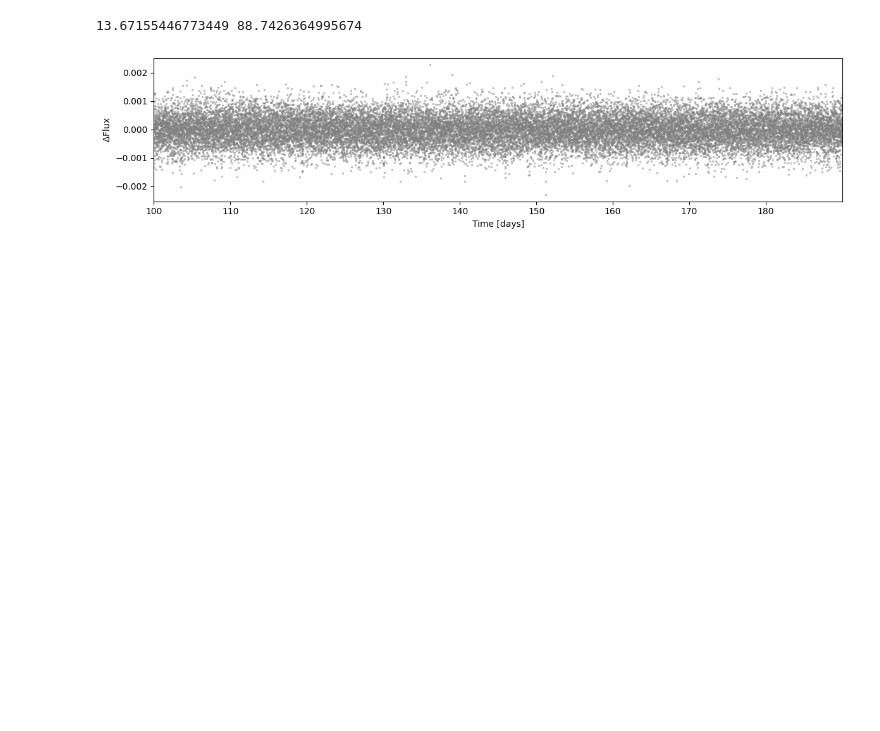
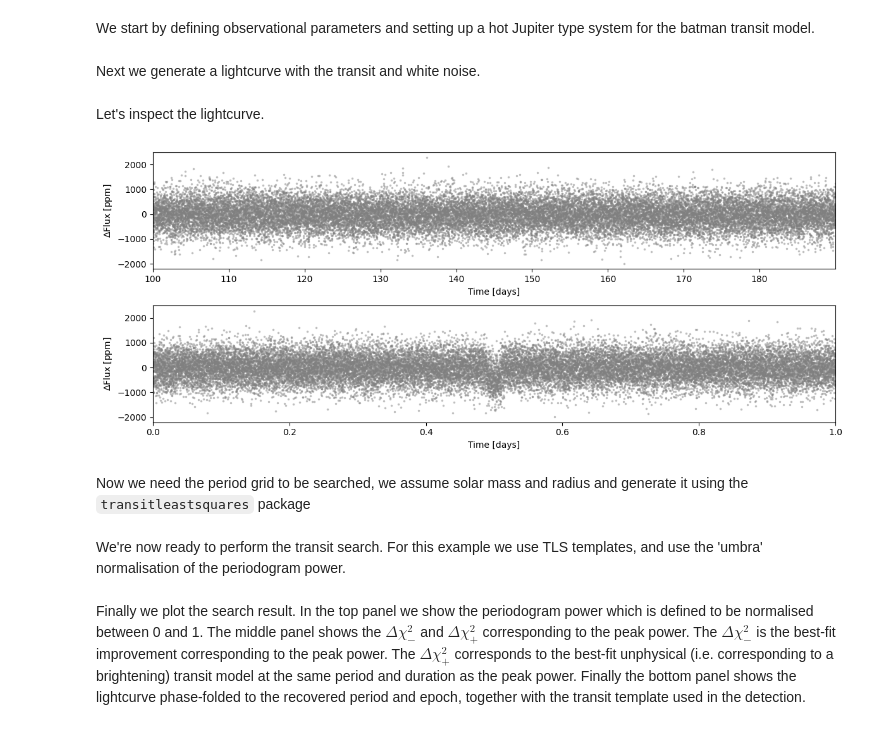
Before and after one commit to talensgj/kernelsearch, a Jupyter notebook: examples/simple-example.ipynb, the cells around one changed output. Drawn from its saved outputs; the diff is of its cells as text; code cells hidden in the pictures; blank space fills up the shorter version.

Commit message:
Improved verbosity of example notebook.

```diff
--- a/examples/simple-example.ipynb
+++ b/examples/simple-example.ipynb
@@ -10,11 +12,15 @@ import matplotlib.pyplot as plt
 # %%
 RNG = np.random.default_rng(5627323756)
 MIN_IN_DAY = 24 * 60
+# %% [markdown]
+We start by defining observational parameters and setting up a hot Jupiter type system for the batman transit model.
 # %%
 # Observational parameters.
-baseline = 90  # days
-exp_time = 3./MIN_IN_DAY  # mins
-exp_cadence = 5./MIN_IN_DAY  # mins
+baseline = 90  # The star was observed for 90 days.
+exp_time = 3./MIN_IN_DAY  # We took 3 minute exposures...
+exp_cadence = 5./MIN_IN_DAY  # ...and an exposure every 5 minutes
+start_time = 100. # Observations started at day 100.
+white_noise = 500e-6  # White noise had a standard deviation of 500 ppm.
 
 # Transit parameters.
 ld_type = 'linear'
@@ -22,14 +28,15 @@ ld_pars = [0.6,]
 
 period = 5.876
 impact = 0.3
-sma = umbra.density2axis(1.4, period)
+
+# Compute the scaled semi-major axis and the inclination.
+sma = umbra.density2axis(1.41, period)  # Assume solar density.
 inc = umbra.impact2inc(impact, sma, 0., 90.)
 
-print(sma, inc)
-
+# Intialize the TransitParams object.
 params = batman.TransitParams()
 params.t0 = 3.
-params.per = 5.293
+params.per = period
 params.rp = 0.02
 params.a = sma
 params.inc = inc
@@ -37,35 +44,57 @@ params.ecc = 0.
 params.w = 90.
 params.limb_dark = ld_type
 params.u = ld_pars
-# %% [output]
-13.67155446773449 88.7426364995674
+# %% [markdown]
+Next we generate a lightcurve with the transit and white noise.
 # %%
-npoints = int(baseline/exp_cadence)  # 5 minute cadence
-time = baseline*np.arange(npoints)/npoints + 100.
+# Generate the observation times.
+npoints = int(baseline / exp_cadence)  # 5 minute cadence
+time = start_time + exp_cadence * np.arange(npoints)
 
+# Evaluate the transit model.
 m = batman.TransitModel(params, time, exp_time=exp_time, supersample_factor=9)
 transit = m.light_curve(params)
 
-error = 500e-6
-noise = RNG.normal(loc=0, scale=500e-6, size=npoints)
+# Generate the white noise.
+noise = RNG.normal(loc=0, scale=white_noise, size=npoints)
 
+# Compute the final flux and corresponding error values.
 flux = transit + noise
-flux_err = error*np.ones_like(flux)
+flux_err = white_noise * np.ones_like(flux)
+# %% [markdown]
+Let's inspect the lightcurve.
 # %%
-plt.figure(figsize=(12, 3))
+# Compute the folded-phase, centering the transit at phase=0.5.
+phase = (time - params.t0) / params.per
+phase = np.mod(phase + 0.5, 1)
 
-ax = plt.subplot(111)
+# Plot the lightcurve as a function of time and phase.
+plt.figure(figsize=(12, 5))
 
-plt.plot(time, flux - 1, '.', markersize=5, markeredgecolor='None', alpha=0.5, color='gray')
+ax = plt.subplot(211)
+
+plt.plot(time, 1e6 * (flux - 1), '.', markersize=5, markeredgecolor='None', alpha=0.5, color='gray')
 plt.xlim(time[0], time[-1])
 
 plt.xlabel('Time [days]')
-plt.ylabel(r'$\Delta$Flux')
+plt.ylabel(r'$\Delta$Flux [ppm]')
+
+plt.subplot(212, sharey=ax)
+
+plt.plot(phase, 1e6 * (flux - 1), '.', markersize=5, markeredgecolor='None', alpha=0.5, color='gray')
+plt.xlim(0, 1)
+
+plt.xlabel('Time [days]')
+plt.ylabel(r'$\Delta$Flux [ppm]')
 
 plt.tight_layout()
 # %% [output]
-[figure, old version]
+[figure, new version]
+# %% [markdown]
+Now we need the period grid to be searched, we assume solar mass and radius and generate it using the `transitleastsquares` package
 # %%
 periods = grid.period_grid(1.0, 1.0, np.ptp(time))
+# %% [markdown]
+We're now ready to perform the transit search. For this example we use TLS templates, and use the 'umbra' normalisation of the periodogram power.
 # %%
 search_result = umbra.transit_search(
@@ -87,4 +117,6 @@ search_result = umbra.transit_search(
 )
+# %% [markdown]
+Finally we plot the search result. In the top panel we show the periodogram power which is defined to be normalised between 0 and 1. The middle panel shows the $\Delta\chi^2_{-}$ and $\Delta\chi^2_{+}$ corresponding to the peak power. The $\Delta\chi^2_{-}$ is the best-fit improvement corresponding to the peak power. The $\Delta\chi^2_{+}$ corresponds to the best-fit unphysical (i.e. corresponding to a brightening) transit model at the same period and duration as the peak power. Finally the bottom panel shows the lightcurve phase-folded to the recovered period and epoch, together with the transit template used in the detection.
 # %%
 plt.figure(figsize=(12, 8))
 
```
Also changed, not shown: parts of 3 cells of this notebook.
